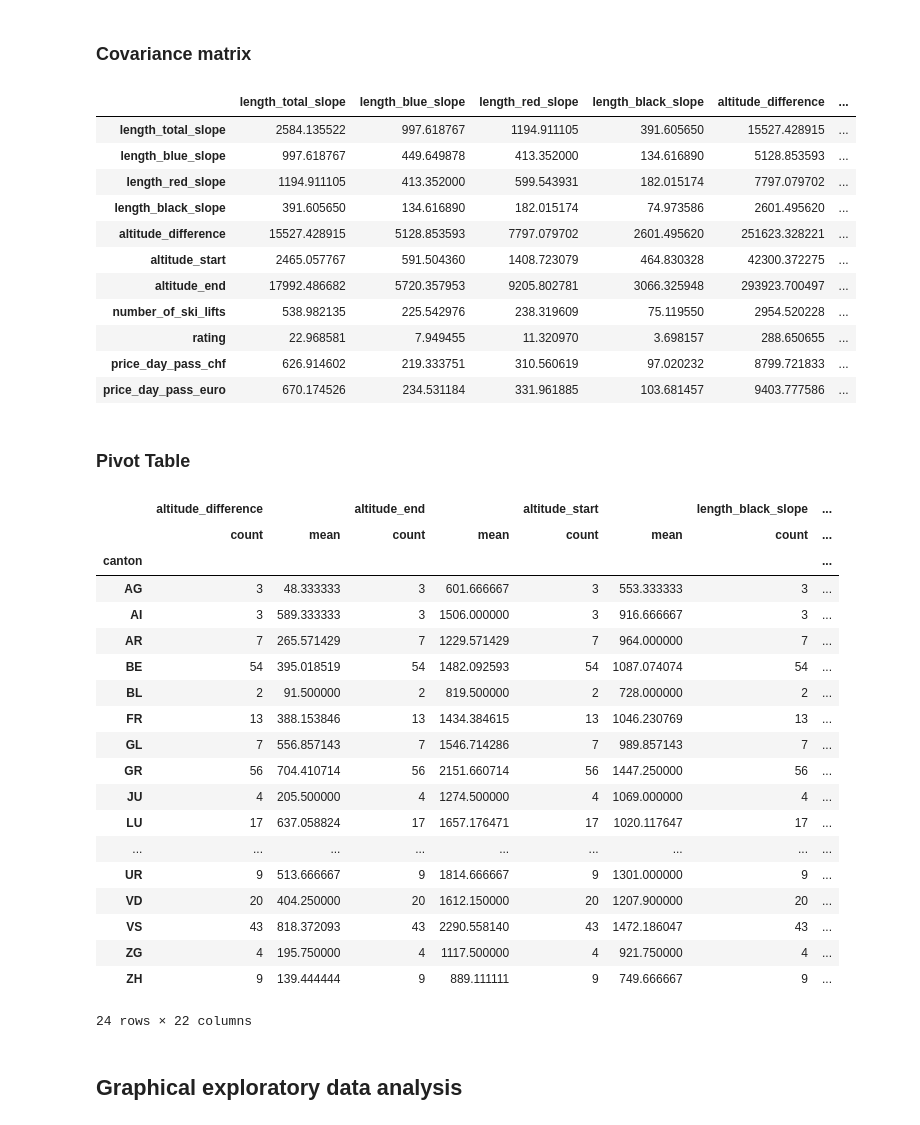
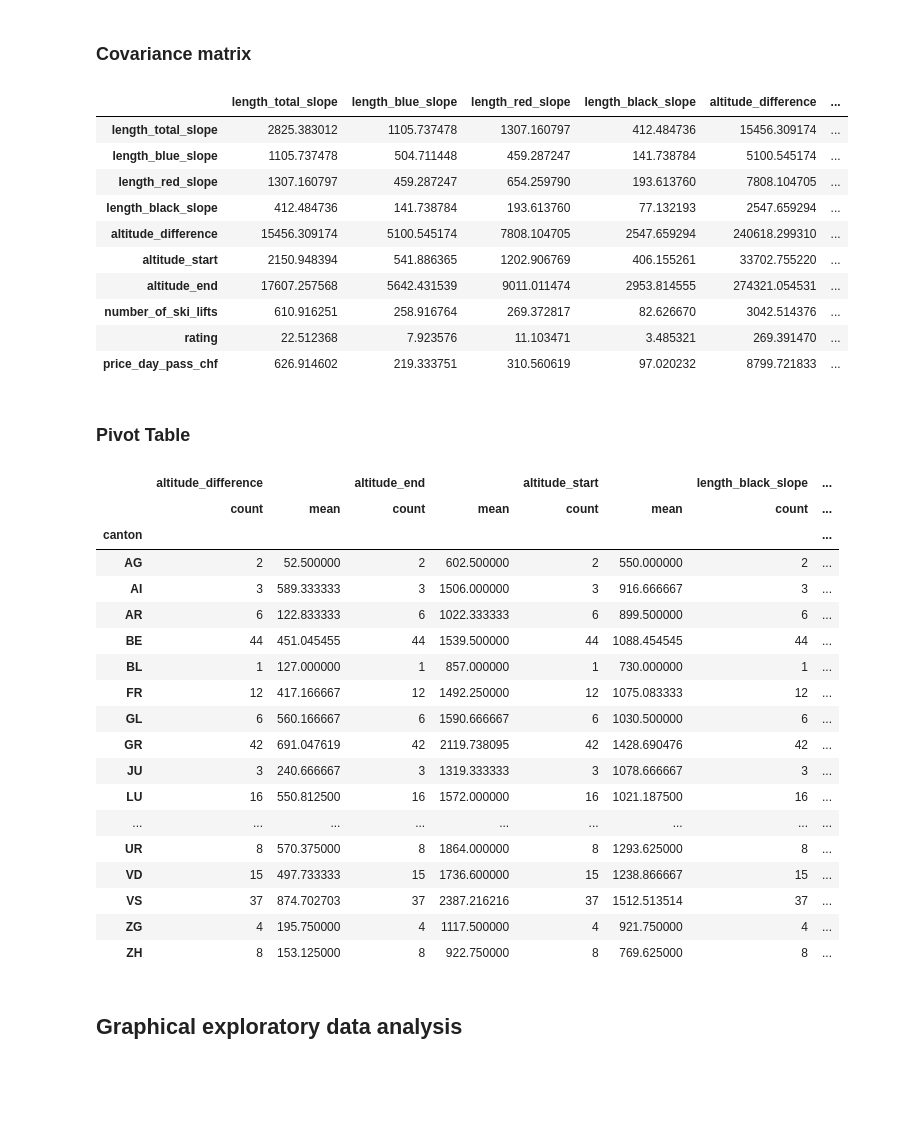
Before and after one commit to kuehnviv/arm_project, a Jupyter notebook: projekt_notebook.ipynb, the cells around one changed output. Cells and saved outputs as stored; diff of their text form; code cells hidden in the pictures; blank space fills up the shorter version.

```diff
--- a/projekt_notebook.ipynb
+++ b/projekt_notebook.ipynb
@@ -262,6 +265,10 @@ dtype: object
 # %% [markdown]
 ## Store data in DB and get it from DB
 # %%
+import subprocess
+
+subprocess.run(['sudo', 'service', 'mysql', 'start'])
+
 # Create data base
 conn = mysql.connector.connect(host="localhost",
                                user="arm",
@@ -281,9 +288,9 @@ else:
 cursor = conn.cursor()
 
 cursor.execute('''CREATE TABLE IF NOT EXISTS
-               ski_pass_data (skiregion1 VARCHAR(255),
-                              skiregion2 VARCHAR(255),
-                              ort VARCHAR(255),
+               ski_pass_data (skiregion1 VARCHAR(50),
+                              skiregion2 VARCHAR(50),
+                              ort VARCHAR(50),
                               length_total_slope FLOAT,
                               length_blue_slope FLOAT,
                               length_red_slope FLOAT,
@@ -297,7 +304,7 @@ cursor.execute('''CREATE TABLE IF NOT EXISTS
                               rating FLOAT,
                               lat FLOAT,
                               lon FLOAT,
-                              canton VARCHAR(255))''')
+                              canton VARCHAR(5))''')
 # Confirm changes to the table
 conn.commit()
 
@@ -310,9 +317,12 @@ df_skipass.to_sql('ski_pass_data',
                     if_exists = 'replace',
                     index = False)
 
-# Query the SQL-table
-query = ''' SELECT *
+# Query the SQL-table, select all columns where price_day_pass_chf is not null
+query = ''' SELECT price_day_pass_chf, ort, canton, lat, lon, rating,
+                   length_total_slope, length_blue_slope, length_red_slope, length_black_slope,
+                   altitude_start, altitude_end, altitude_difference, number_of_ski_lifts
             FROM ski_pass_data
+            WHERE price_day_pass_chf IS NOT NULL
         '''
 
 df = pd.read_sql(query, con=engine)
@@ -378,72 +390,67 @@ cov = df[['length_total_slope',
           'altitude_end',
           'number_of_ski_lifts',
           'rating',
-          'price_day_pass_chf',
-          'price_day_pass_euro']].cov()
+          'price_day_pass_chf']].cov()
 cov
 # %% [output]
 |  | length_total_slope | length_blue_slope | length_red_slope | length_black_slope | altitude_difference | ... |
-| length_total_slope | 2584.135522 | 997.618767 | 1194.911105 | 391.605650 | 15527.428915 | ... |
-| length_blue_slope | 997.618767 | 449.649878 | 413.352000 | 134.616890 | 5128.853593 | ... |
-| length_red_slope | 1194.911105 | 413.352000 | 599.543931 | 182.015174 | 7797.079702 | ... |
-| length_black_slope | 391.605650 | 134.616890 | 182.015174 | 74.973586 | 2601.495620 | ... |
-| altitude_difference | 15527.428915 | 5128.853593 | 7797.079702 | 2601.495620 | 251623.328221 | ... |
-| altitude_start | 2465.057767 | 591.504360 | 1408.723079 | 464.830328 | 42300.372275 | ... |
-| altitude_end | 17992.486682 | 5720.357953 | 9205.802781 | 3066.325948 | 293923.700497 | ... |
-| number_of_ski_lifts | 538.982135 | 225.542976 | 238.319609 | 75.119550 | 2954.520228 | ... |
-| rating | 22.968581 | 7.949455 | 11.320970 | 3.698157 | 288.650655 | ... |
+| length_total_slope | 2825.383012 | 1105.737478 | 1307.160797 | 412.484736 | 15456.309174 | ... |
+| length_blue_slope | 1105.737478 | 504.711448 | 459.287247 | 141.738784 | 5100.545174 | ... |
+| length_red_slope | 1307.160797 | 459.287247 | 654.259790 | 193.613760 | 7808.104705 | ... |
+| length_black_slope | 412.484736 | 141.738784 | 193.613760 | 77.132193 | 2547.659294 | ... |
+| altitude_difference | 15456.309174 | 5100.545174 | 7808.104705 | 2547.659294 | 240618.299310 | ... |
+| altitude_start | 2150.948394 | 541.886365 | 1202.906769 | 406.155261 | 33702.755220 | ... |
+| altitude_end | 17607.257568 | 5642.431539 | 9011.011474 | 2953.814555 | 274321.054531 | ... |
+| number_of_ski_lifts | 610.916251 | 258.916764 | 269.372817 | 82.626670 | 3042.514376 | ... |
+| rating | 22.512368 | 7.923576 | 11.103471 | 3.485321 | 269.391470 | ... |
 | price_day_pass_chf | 626.914602 | 219.333751 | 310.560619 | 97.020232 | 8799.721833 | ... |
-| price_day_pass_euro | 670.174526 | 234.531184 | 331.961885 | 103.681457 | 9403.777586 | ... |
 # %% [markdown]
 ### Pivot Table
 # %%
 # Using pivot_table to reshape the data and calculate means
 pd.pivot_table(df[['length_total_slope',
                    'length_blue_slope',
                    'length_red_slope',
                    'length_black_slope',
                    'altitude_difference',
                    'altitude_start',
                    'altitude_end',
                    'number_of_ski_lifts',
                    'rating',
                    'price_day_pass_chf',
-                   'price_day_pass_euro',
                    'canton']],
                index=['canton'],
                values=['length_total_slope',
                        'length_blue_slope',
                        'length_red_slope',
                        'length_black_slope',
                        'altitude_difference',
                        'altitude_start',
                        'altitude_end',
                        'number_of_ski_lifts',
                        'rating',
-                       'price_day_pass_chf',
-                       'price_day_pass_euro'],
+                       'price_day_pass_chf'],
                aggfunc=(np.mean, 'count'))
 # %% [output]
 |  | altitude_difference |  | altitude_end |  | altitude_start |  | length_black_slope | ... |
 |  | count | mean | count | mean | count | mean | count | ... |
 | canton |  |  |  |  |  |  |  | ... |
-| AG | 3 | 48.333333 | 3 | 601.666667 | 3 | 553.333333 | 3 | ... |
+| AG | 2 | 52.500000 | 2 | 602.500000 | 2 | 550.000000 | 2 | ... |
 | AI | 3 | 589.333333 | 3 | 1506.000000 | 3 | 916.666667 | 3 | ... |
-| AR | 7 | 265.571429 | 7 | 1229.571429 | 7 | 964.000000 | 7 | ... |
-| BE | 54 | 395.018519 | 54 | 1482.092593 | 54 | 1087.074074 | 54 | ... |
-| BL | 2 | 91.500000 | 2 | 819.500000 | 2 | 728.000000 | 2 | ... |
-| FR | 13 | 388.153846 | 13 | 1434.384615 | 13 | 1046.230769 | 13 | ... |
-| GL | 7 | 556.857143 | 7 | 1546.714286 | 7 | 989.857143 | 7 | ... |
-| GR | 56 | 704.410714 | 56 | 2151.660714 | 56 | 1447.250000 | 56 | ... |
-| JU | 4 | 205.500000 | 4 | 1274.500000 | 4 | 1069.000000 | 4 | ... |
-| LU | 17 | 637.058824 | 17 | 1657.176471 | 17 | 1020.117647 | 17 | ... |
+| AR | 6 | 122.833333 | 6 | 1022.333333 | 6 | 899.500000 | 6 | ... |
+| BE | 44 | 451.045455 | 44 | 1539.500000 | 44 | 1088.454545 | 44 | ... |
+| BL | 1 | 127.000000 | 1 | 857.000000 | 1 | 730.000000 | 1 | ... |
+| FR | 12 | 417.166667 | 12 | 1492.250000 | 12 | 1075.083333 | 12 | ... |
+| GL | 6 | 560.166667 | 6 | 1590.666667 | 6 | 1030.500000 | 6 | ... |
+| GR | 42 | 691.047619 | 42 | 2119.738095 | 42 | 1428.690476 | 42 | ... |
+| JU | 3 | 240.666667 | 3 | 1319.333333 | 3 | 1078.666667 | 3 | ... |
+| LU | 16 | 550.812500 | 16 | 1572.000000 | 16 | 1021.187500 | 16 | ... |
 | ... | ... | ... | ... | ... | ... | ... | ... | ... |
-| UR | 9 | 513.666667 | 9 | 1814.666667 | 9 | 1301.000000 | 9 | ... |
-| VD | 20 | 404.250000 | 20 | 1612.150000 | 20 | 1207.900000 | 20 | ... |
-| VS | 43 | 818.372093 | 43 | 2290.558140 | 43 | 1472.186047 | 43 | ... |
+| UR | 8 | 570.375000 | 8 | 1864.000000 | 8 | 1293.625000 | 8 | ... |
+| VD | 15 | 497.733333 | 15 | 1736.600000 | 15 | 1238.866667 | 15 | ... |
+| VS | 37 | 874.702703 | 37 | 2387.216216 | 37 | 1512.513514 | 37 | ... |
 | ZG | 4 | 195.750000 | 4 | 1117.500000 | 4 | 921.750000 | 4 | ... |
-| ZH | 9 | 139.444444 | 9 | 889.111111 | 9 | 749.666667 | 9 | ... |
+| ZH | 8 | 153.125000 | 8 | 922.750000 | 8 | 769.625000 | 8 | ... |
-24 rows × 22 columns
 # %% [markdown]
 ## Graphical exploratory data analysis
 # %% [markdown]
```
Also changed, not shown: parts of 13 cells of this notebook.
